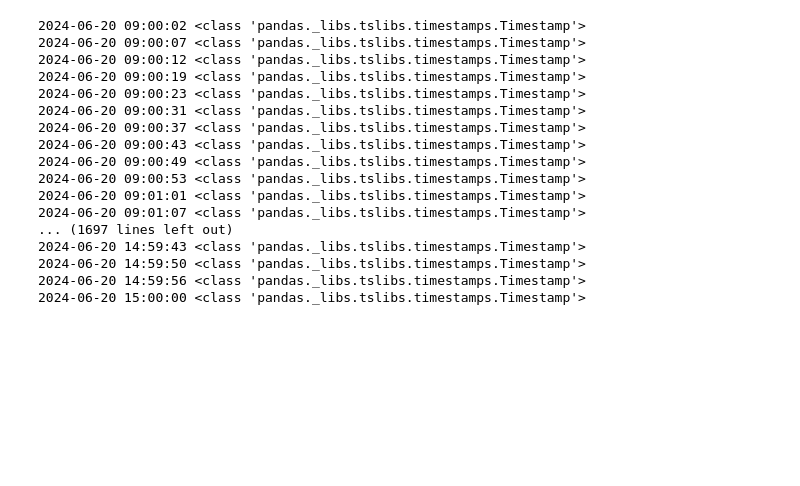
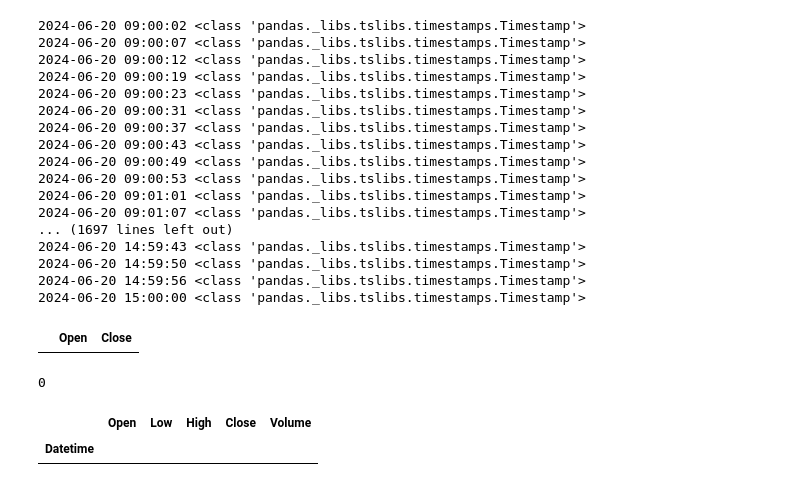
Before and after one commit to bitwalk123/stock-explorer, a Jupyter notebook: jupyter/realtime_analysis_05.ipynb, the cells around one changed output. Cells and saved outputs as stored; diff of their text form; code cells hidden in the pictures; blank space fills up the shorter version.

```diff
--- a/jupyter/realtime_analysis_05.ipynb
+++ b/jupyter/realtime_analysis_05.ipynb
@@ -81,3 +81,19 @@ for dt in list_dt:
 2024-06-20 14:59:50 <class 'pandas._libs.tslibs.timestamps.Timestamp'>
 2024-06-20 14:59:56 <class 'pandas._libs.tslibs.timestamps.Timestamp'>
 2024-06-20 15:00:00 <class 'pandas._libs.tslibs.timestamps.Timestamp'>
+# %%
+df = pd.DataFrame({'Open':[], 'Close':[]})
+df
+# %% [output]
+|  | Open | Close |
+# %%
+len(df)
+# %% [output]
+0
+# %%
+df = pd.DataFrame({'Open': [], 'Low': [], 'High': [], 'Close': [], 'Volume': []})
+df.index.name = 'Datetime'
+df
+# %% [output]
+|  | Open | Low | High | Close | Volume |
+| Datetime |  |  |  |  |  |
```
Also changed, not shown: 5 other files.
